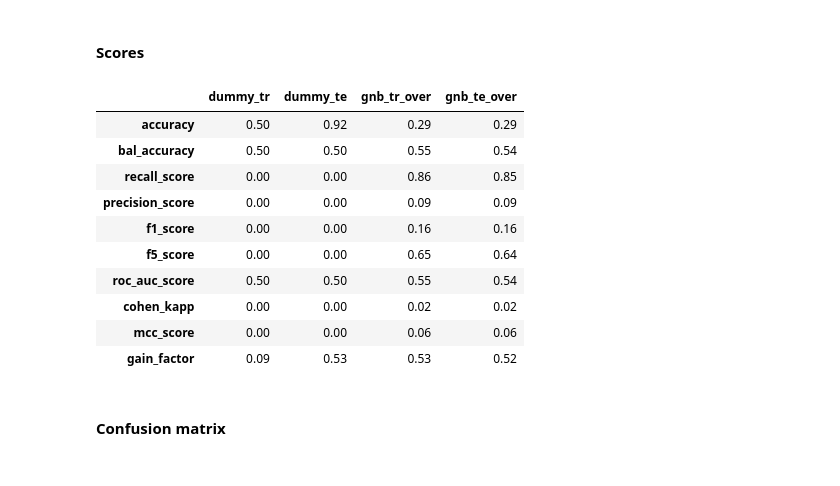
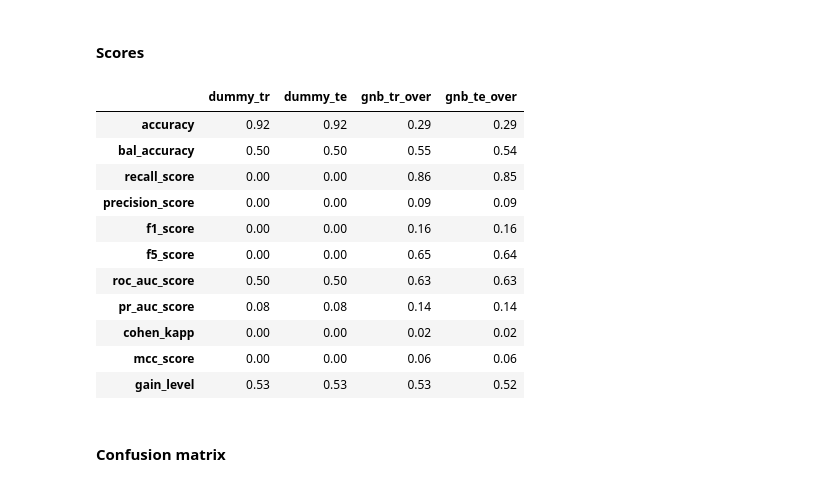
Before and after one commit to SmellyArmure/OC_DS_Project7, a Jupyter notebook: NOTEBOOKS/P7_04_Modeling.ipynb, the cells around one changed output. Cells and saved outputs as stored; diff of their text form; code cells hidden in the pictures.

```diff
--- a/NOTEBOOKS/P7_04_Modeling.ipynb
+++ b/NOTEBOOKS/P7_04_Modeling.ipynb
@@ -313,24 +470,31 @@ from sklearn.metrics import *
 # Create appropriate scorer for imbalanced data in order to optimize later the models
 
 balanced_accuracy_scorer = make_scorer(balanced_accuracy_score, greater_is_better=True)
+
 precision_scorer = make_scorer(precision_score, greater_is_better=True)
 recall_scorer = make_scorer(recall_score, greater_is_better=True)
+
 f1_scorer = make_scorer(fbeta_score, beta=1, greater_is_better=True)
 f5_scorer = make_scorer(fbeta_score, beta=5, greater_is_better=True)
-roc_auc_scorer = make_scorer(roc_auc_score, greater_is_better=True)
+
+roc_auc_scorer = make_scorer(roc_auc_score, greater_is_better=True, needs_proba=True)
+pr_auc_scorer = make_scorer(average_precision_score, greater_is_better=True, needs_proba=True)
+
 kappa_scorer = make_scorer(cohen_kappa_score, greater_is_better=True)
 mcc_scorer = make_scorer(matthews_corrcoef, greater_is_better=True)
 
-def gain_factor(y_true, y_pred):
+def gain_level(y_true, y_pred):
 
     rate_gain = 0.1
     rate_loss = -1
 
     (tn, fp, fn, tp) = confusion_matrix(y_true, y_pred).ravel()
     actual_gain = (fn * rate_loss + tn * rate_gain)  # à maximiser
-    min_gain = - (fn+tp) * 1
-    max_gain =  (tn+fp) * 0.1
-
+    # cas où aucun des défauts de paiement n'est détecté (pertes pour tous) et aucun prêt remboursé n'est accordé
+    min_gain = (fn+tp) * rate_loss
+    # cas où tous les défauts de paiement sont détectés (aucune perte) et tous les prêts remboursés sont accordés
+    max_gain =  (tn+fp) * rate_gain
+    # gain_level : ratio of the actual gain factor to the amplitude of gain
     return (actual_gain - min_gain) / (max_gain - min_gain)
 
-gain_factor_scorer = make_scorer(gain_factor, greater_is_better=True) # needs_proba=True
+gain_level_scorer = make_scorer(gain_level, greater_is_better=True) # needs_proba=False
@@ -384,11 +556,13 @@ df_res = pd.DataFrame()
 
 # Computes scores
 
-y_pred_tr = dum_class.predict(X_tr_enc_oversamp)
-df_res = model_scores(y_tr_oversamp, y_pred_tr, 'dummy_tr', df_res)
+y_pred_tr = dum_class.predict(X_tr_enc)
+y_pred_proba_tr = dum_class.predict_proba(X_tr_enc)[:,1]
+df_res = model_scores(y_tr, y_pred_tr, y_pred_proba_tr, 'dummy_tr', df_res)
 
 y_pred_te = dum_class.predict(X_te_enc)
-df_res = model_scores(y_te, y_pred_te, 'dummy_te', df_res)
+y_pred_proba_te = dum_class.predict_proba(X_te_enc)[:,1]
+df_res = model_scores(y_te, y_pred_te, y_pred_proba_te, 'dummy_te', df_res)
 
 df_res
 # %% [output]
@@ -449,25 +624,28 @@ GaussianNB(priors=None, var_smoothing=1e-09)
 # %%
 # Computes scores (data not resampled)
 
 y_pred_tr = gnb_class.predict(X_tr_enc)
-df_res = model_scores(y_tr, y_pred_tr, 'gnb_tr_over', df_res)
+y_pred_proba_tr = gnb_class.predict_proba(X_tr_enc)[:,1]
+df_res = model_scores(y_tr, y_pred_tr, y_pred_proba_tr, 'gnb_tr_over', df_res)
 
 y_pred_te = gnb_class.predict(X_te_enc)
-df_res = model_scores(y_te, y_pred_te, 'gnb_te_over', df_res)
+y_pred_proba_te = gnb_class.predict_proba(X_te_enc)[:,1]
+df_res = model_scores(y_te, y_pred_te, y_pred_proba_te, 'gnb_te_over', df_res)
 
 df_res
 # %% [output]
 |  | dummy_tr | dummy_te | gnb_tr_over | gnb_te_over |
-| accuracy | 0.50 | 0.92 | 0.29 | 0.29 |
+| accuracy | 0.92 | 0.92 | 0.29 | 0.29 |
 | bal_accuracy | 0.50 | 0.50 | 0.55 | 0.54 |
 | recall_score | 0.00 | 0.00 | 0.86 | 0.85 |
 | precision_score | 0.00 | 0.00 | 0.09 | 0.09 |
 | f1_score | 0.00 | 0.00 | 0.16 | 0.16 |
 | f5_score | 0.00 | 0.00 | 0.65 | 0.64 |
-| roc_auc_score | 0.50 | 0.50 | 0.55 | 0.54 |
+| roc_auc_score | 0.50 | 0.50 | 0.63 | 0.63 |
+| pr_auc_score | 0.08 | 0.08 | 0.14 | 0.14 |
 | cohen_kapp | 0.00 | 0.00 | 0.02 | 0.02 |
 | mcc_score | 0.00 | 0.00 | 0.06 | 0.06 |
-| gain_factor | 0.09 | 0.53 | 0.53 | 0.52 |
+| gain_level | 0.53 | 0.53 | 0.53 | 0.52 |
 # %% [markdown]
 #### Confusion matrix
 # %%
```
Also changed, not shown: parts of 102 cells of this notebook, 2 other files.
